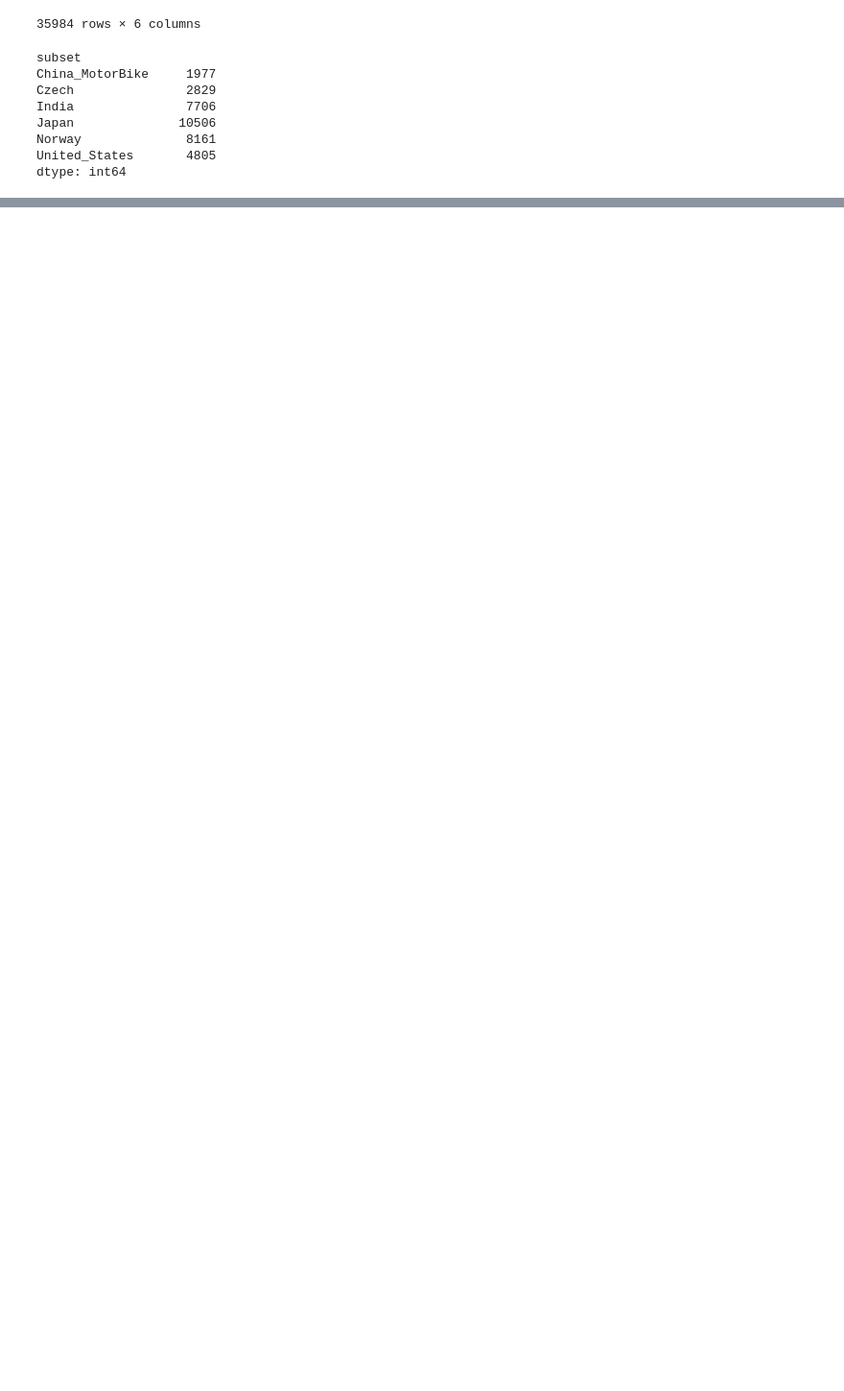
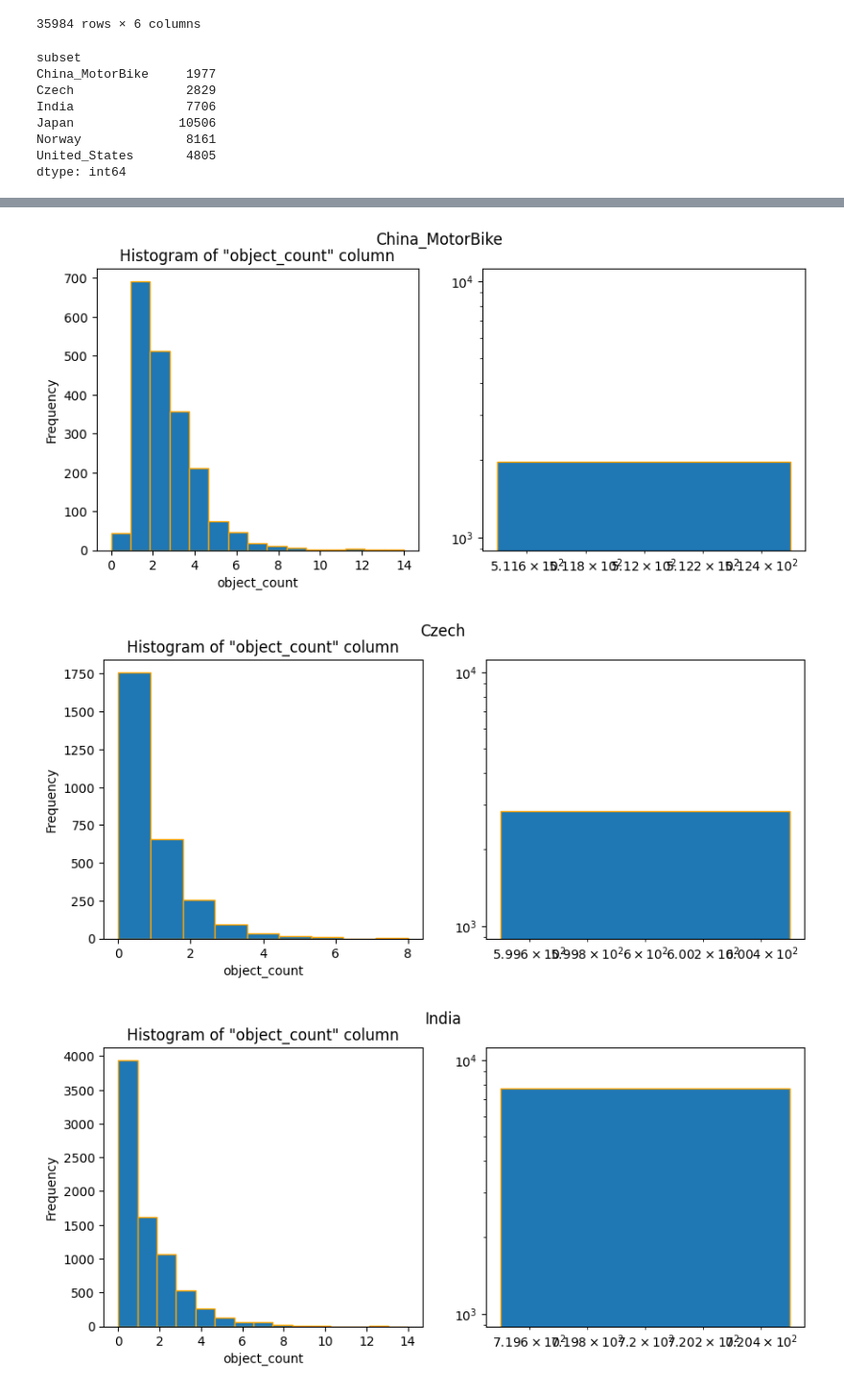
Before and after one commit to MattThePerson/2025_Kandi-RoadDefectDefetionInEdgeAI, a Jupyter notebook: notebooks/data_analysis.ipynb, the cells around one changed output, grey strips where cells are left out. Shown at 96% size. Cells and saved outputs as stored; diff of their text form; code cells hidden in the pictures; blank space fills up the shorter version.

```diff
--- a/notebooks/data_analysis.ipynb
+++ b/notebooks/data_analysis.ipynb
@@ -230,0 +271,33 @@ dtype: int64
+# %%
+# [VISUALIZE] show object count and width distribution per country
+subsets = df.groupby('subset')
+# fig, ax = plt.subplots(nrows=len(subsets), figsize=(7,len(subsets)*3))
+for idx, (name, dataframe) in enumerate(subsets):
+
+    fig_row, ax_sub = plt.subplots(ncols=2, figsize=(10,4))
+
+    # hist of object count
+    attr = 'object_count'
+    bins = dataframe[attr].max() - dataframe[attr].min() + 1
+    ax_sub[0].hist(dataframe[attr], bins=bins, edgecolor='orange')
+
+    ax_sub[0].set_xlabel(attr)
+    ax_sub[0].set_ylabel('Frequency')
+    ax_sub[0].set_title(f'Histogram of "{attr}" column')
+
+    # hist of height
+    attr = 'width'
+    bins = dataframe[attr].max() - dataframe[attr].min() + 1
+    ax_sub[1].hist(dataframe[attr], bins=bins, edgecolor='orange')
+    ax_sub[1].set_xscale('log')
+    ax_sub[1].set_yscale('log')
+
+    fig_row.suptitle(str(name))
+    plt.show()
+    # break
+# fig.tight_layout()
+# plt.show()
+# %% [output]
+[figure, added]
+[figure, added]
+[figure, added]
```
Also changed, not shown: parts of 12 cells of this notebook, 4 other files.
